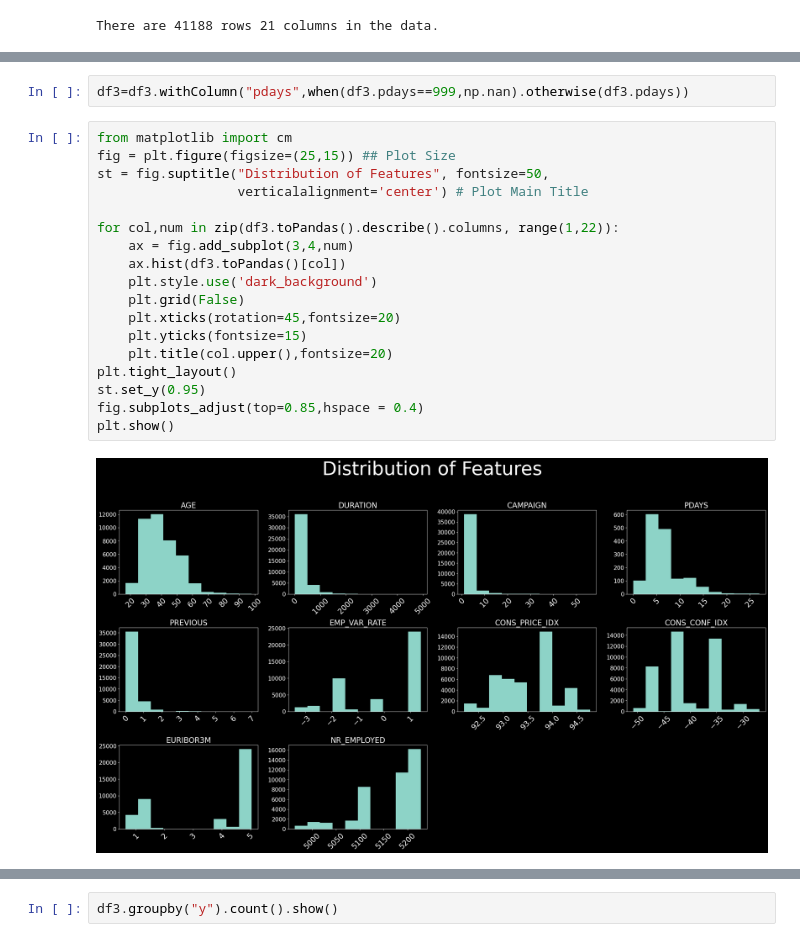
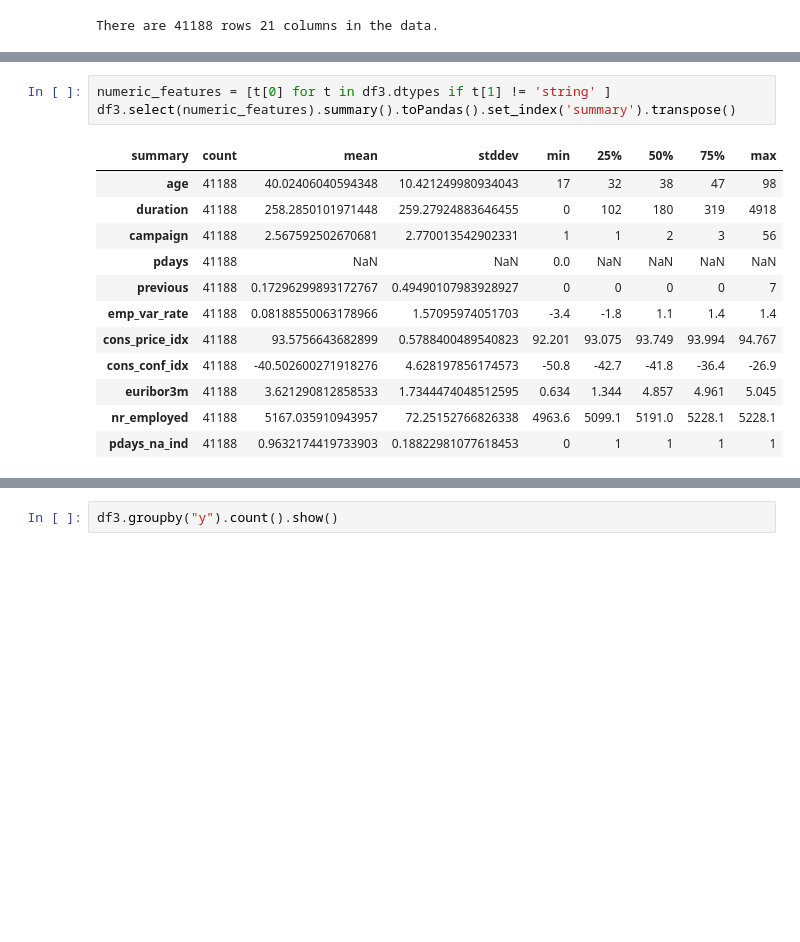
Before and after one commit to 0Architectus0/BAN5753_MiniProject2, a Jupyter notebook: script/experimentation.ipynb, the cells around one changed output, grey strips where cells are left out. Cells and saved outputs as stored; diff of their text form; blank space fills up the shorter version.

```diff
--- a/script/experimentation.ipynb
+++ b/script/experimentation.ipynb
@@ -171,22 +157,16 @@ only showing top 5 rows
-# %%
-df3=df3.withColumn("pdays",when(df3.pdays==999,np.nan).otherwise(df3.pdays))
-# %%
-from matplotlib import cm
-fig = plt.figure(figsize=(25,15)) ## Plot Size
-st = fig.suptitle("Distribution of Features", fontsize=50,
-                  verticalalignment='center') # Plot Main Title
-
-for col,num in zip(df3.toPandas().describe().columns, range(1,22)):
-    ax = fig.add_subplot(3,4,num)
-    ax.hist(df3.toPandas()[col])
-    plt.style.use('dark_background')
-    plt.grid(False)
-    plt.xticks(rotation=45,fontsize=20)
-    plt.yticks(fontsize=15)
-    plt.title(col.upper(),fontsize=20)
-plt.tight_layout()
-st.set_y(0.95)
-fig.subplots_adjust(top=0.85,hspace = 0.4)
-plt.show()
-# %% [output]
-[figure, removed]
+# %%
+numeric_features = [t[0] for t in df3.dtypes if t[1] != 'string' ]
+df3.select(numeric_features).summary().toPandas().set_index('summary').transpose()
+# %% [output]
+| summary | count | mean | stddev | min | 25% | 50% | 75% | max |
+| age | 41188 | 40.02406040594348 | 10.421249980934043 | 17 | 32 | 38 | 47 | 98 |
+| duration | 41188 | 258.2850101971448 | 259.27924883646455 | 0 | 102 | 180 | 319 | 4918 |
+| campaign | 41188 | 2.567592502670681 | 2.770013542902331 | 1 | 1 | 2 | 3 | 56 |
+| pdays | 41188 | NaN | NaN | 0.0 | NaN | NaN | NaN | NaN |
+| previous | 41188 | 0.17296299893172767 | 0.49490107983928927 | 0 | 0 | 0 | 0 | 7 |
+| emp_var_rate | 41188 | 0.08188550063178966 | 1.57095974051703 | -3.4 | -1.8 | 1.1 | 1.4 | 1.4 |
+| cons_price_idx | 41188 | 93.5756643682899 | 0.5788400489540823 | 92.201 | 93.075 | 93.749 | 93.994 | 94.767 |
+| cons_conf_idx | 41188 | -40.502600271918276 | 4.628197856174573 | -50.8 | -42.7 | -41.8 | -36.4 | -26.9 |
+| euribor3m | 41188 | 3.621290812858533 | 1.7344474048512595 | 0.634 | 1.344 | 4.857 | 4.961 | 5.045 |
+| nr_employed | 41188 | 5167.035910943957 | 72.25152766826338 | 4963.6 | 5099.1 | 5191.0 | 5228.1 | 5228.1 |
+| pdays_na_ind | 41188 | 0.9632174419733903 | 0.18822981077618453 | 0 | 1 | 1 | 1 | 1 |
```
Also changed, not shown: parts of 42 cells of this notebook, 1 other file.
